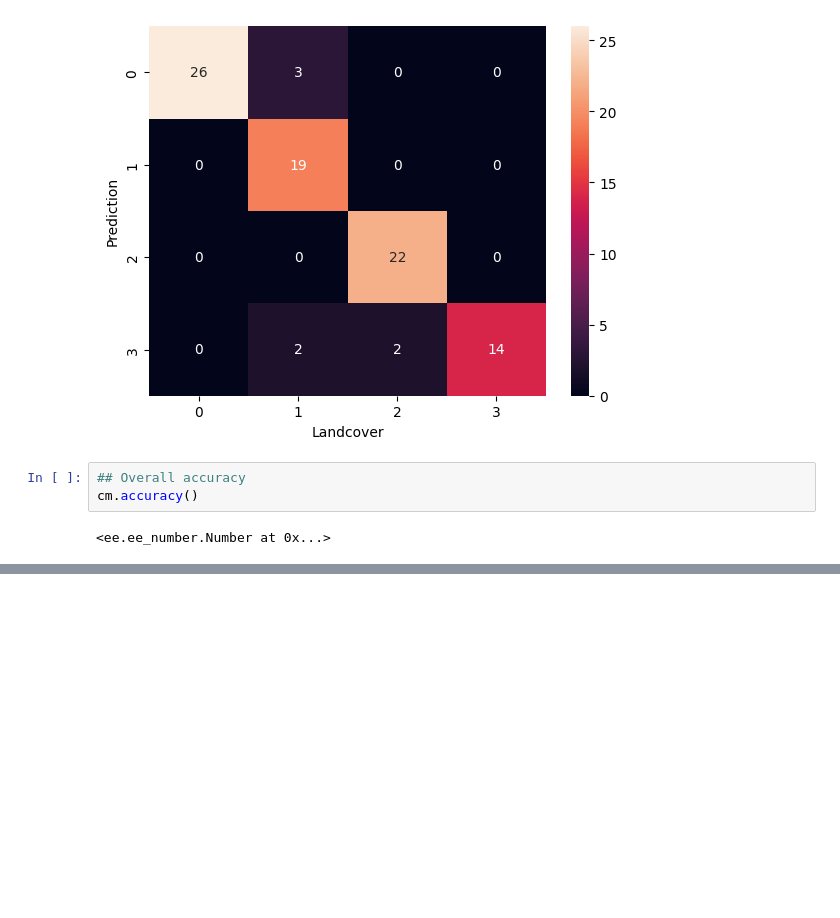
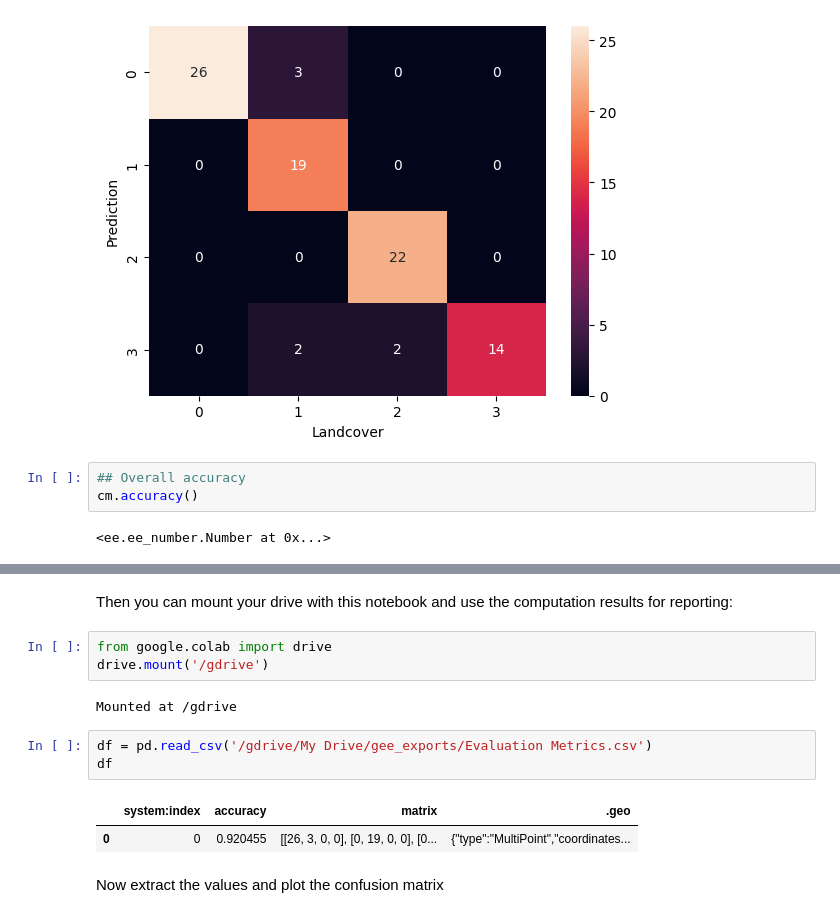
Before and after one commit to kavyajeetbora/end_to_end_gee_with_python, a Jupyter notebook: end_to_end_earth_engine/Module_03_Supervised_Classification.ipynb, the cells around one changed output, grey strips where cells are left out. Drawn from its saved outputs; the diff is of its cells as text; blank space fills up the shorter version.

Commit message:
Add - exporting the results of a heavy computation in gee

```diff
--- a/end_to_end_earth_engine/Module_03_Supervised_Classification.ipynb
+++ b/end_to_end_earth_engine/Module_03_Supervised_Classification.ipynb
@@ -531,0 +609,15 @@ cm.accuracy()
+# %% [markdown]
+Then you can mount your drive with this notebook and use the computation results for reporting:
+# %%
+from google.colab import drive
+drive.mount('/gdrive')
+# %% [output]
+Mounted at /gdrive
+# %%
+df = pd.read_csv('/gdrive/My Drive/gee_exports/Evaluation Metrics.csv')
+df
+# %% [output]
+|  | system:index | accuracy | matrix | .geo |
+| 0 | 0 | 0.920455 | [[26, 3, 0, 0], [0, 19, 0, 0], [0... | {"type":"MultiPoint","coordinates... |
+# %% [markdown]
+Now extract the values and plot the confusion matrix
```
Also changed, not shown: parts of 6 cells of this notebook.
